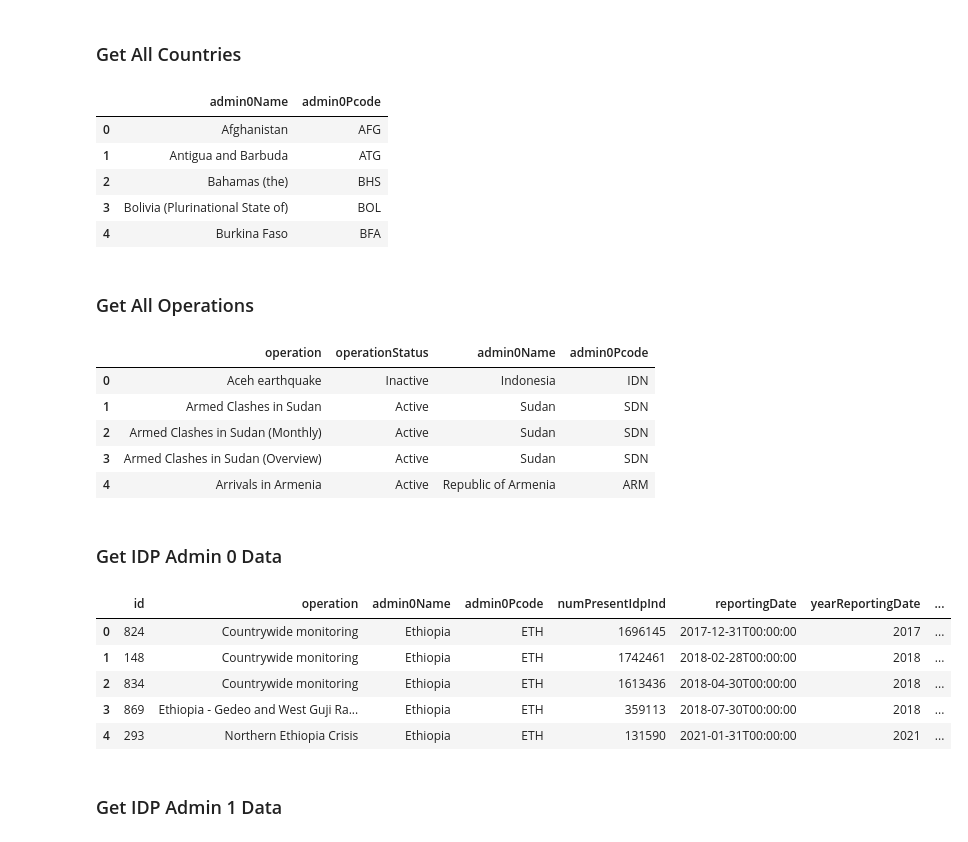
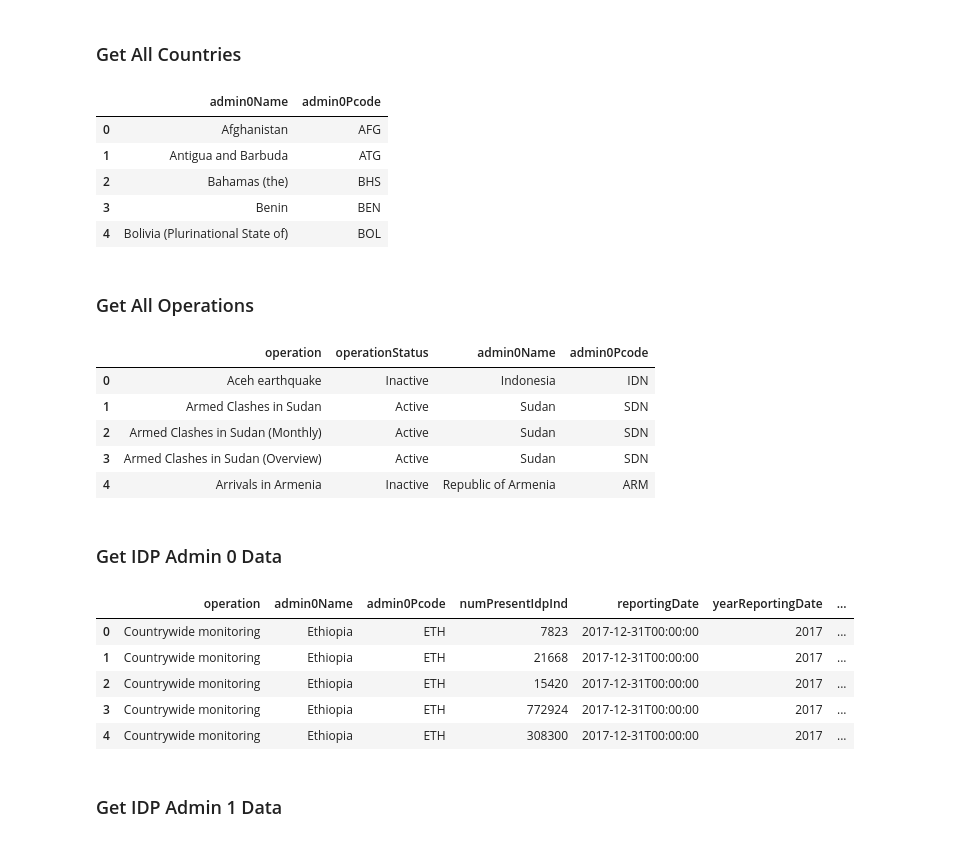
Before and after one commit to Displacement-Tracking-Matrix/dtmapi, a Jupyter notebook: example.ipynb, the cells around one changed output. Saved outputs shown, nothing was run; the diff lists cells and outputs as text; code cells hidden in the pictures.

```diff
--- a/example.ipynb
+++ b/example.ipynb
@@ -9,21 +7,25 @@ import dtmapi
+# %%
+from dtmapi import DTMApi
+
+api = DTMApi(subscription_key="YOUR-API-KEY-HERE")
 # %% [markdown]
 ### Get All Countries
 # %%
 # Get all countries for which DTM data is publicly available through the API.
-all_country_list = dtmapi.get_all_countries()
+all_country_list = api.get_all_countries()
 all_country_list.head()
 # %% [output]
 |  | admin0Name | admin0Pcode |
 | 0 | Afghanistan | AFG |
 | 1 | Antigua and Barbuda | ATG |
 | 2 | Bahamas (the) | BHS |
-| 3 | Bolivia (Plurinational State of) | BOL |
-| 4 | Burkina Faso | BFA |
+| 3 | Benin | BEN |
+| 4 | Bolivia (Plurinational State of) | BOL |
 # %% [markdown]
 ### Get All Operations
 # %%
 # Get all operations for which DTM data is publicly available through the API.
-all_operation_list = dtmapi.get_all_operations()
+all_operation_list = api.get_all_operations()
 all_operation_list.head()
 # %% [output]
 |  | operation | operationStatus | admin0Name | admin0Pcode |
@@ -31,20 +33,20 @@ all_operation_list.head()
 | 1 | Armed Clashes in Sudan | Active | Sudan | SDN |
 | 2 | Armed Clashes in Sudan (Monthly) | Active | Sudan | SDN |
 | 3 | Armed Clashes in Sudan (Overview) | Active | Sudan | SDN |
-| 4 | Arrivals in Armenia | Active | Republic of Armenia | ARM |
+| 4 | Arrivals in Armenia | Inactive | Republic of Armenia | ARM |
 # %% [markdown]
 ### Get IDP Admin 0 Data
 # %%
 # Get IDP Admin 0 Data for Ethiopia from Round 1 to Round 10
-idp_admin0_data = dtmapi.get_idp_admin0_data(CountryName='Ethiopia', FromRoundNumber=1, ToRoundNumber=10)
+idp_admin0_data = api.get_idp_admin0_data(CountryName='Ethiopia', FromRoundNumber=1, ToRoundNumber=10)
 idp_admin0_data.head()
 # %% [output]
-|  | id | operation | admin0Name | admin0Pcode | numPresentIdpInd | reportingDate | yearReportingDate | ... |
-| 0 | 824 | Countrywide monitoring | Ethiopia | ETH | 1696145 | 2017-12-31T00:00:00 | 2017 | ... |
-| 1 | 148 | Countrywide monitoring | Ethiopia | ETH | 1742461 | 2018-02-28T00:00:00 | 2018 | ... |
-| 2 | 834 | Countrywide monitoring | Ethiopia | ETH | 1613436 | 2018-04-30T00:00:00 | 2018 | ... |
-| 3 | 869 | Ethiopia - Gedeo and West Guji Ra... | Ethiopia | ETH | 359113 | 2018-07-30T00:00:00 | 2018 | ... |
-| 4 | 293 | Northern Ethiopia Crisis | Ethiopia | ETH | 131590 | 2021-01-31T00:00:00 | 2021 | ... |
+|  | operation | admin0Name | admin0Pcode | numPresentIdpInd | reportingDate | yearReportingDate | ... |
+| 0 | Countrywide monitoring | Ethiopia | ETH | 7823 | 2017-12-31T00:00:00 | 2017 | ... |
+| 1 | Countrywide monitoring | Ethiopia | ETH | 21668 | 2017-12-31T00:00:00 | 2017 | ... |
+| 2 | Countrywide monitoring | Ethiopia | ETH | 15420 | 2017-12-31T00:00:00 | 2017 | ... |
+| 3 | Countrywide monitoring | Ethiopia | ETH | 772924 | 2017-12-31T00:00:00 | 2017 | ... |
+| 4 | Countrywide monitoring | Ethiopia | ETH | 308300 | 2017-12-31T00:00:00 | 2017 | ... |
 # %% [markdown]
 ### Get IDP Admin 1 Data
 # %%
```
Also changed, not shown: parts of 3 cells of this notebook, 19 other files.
